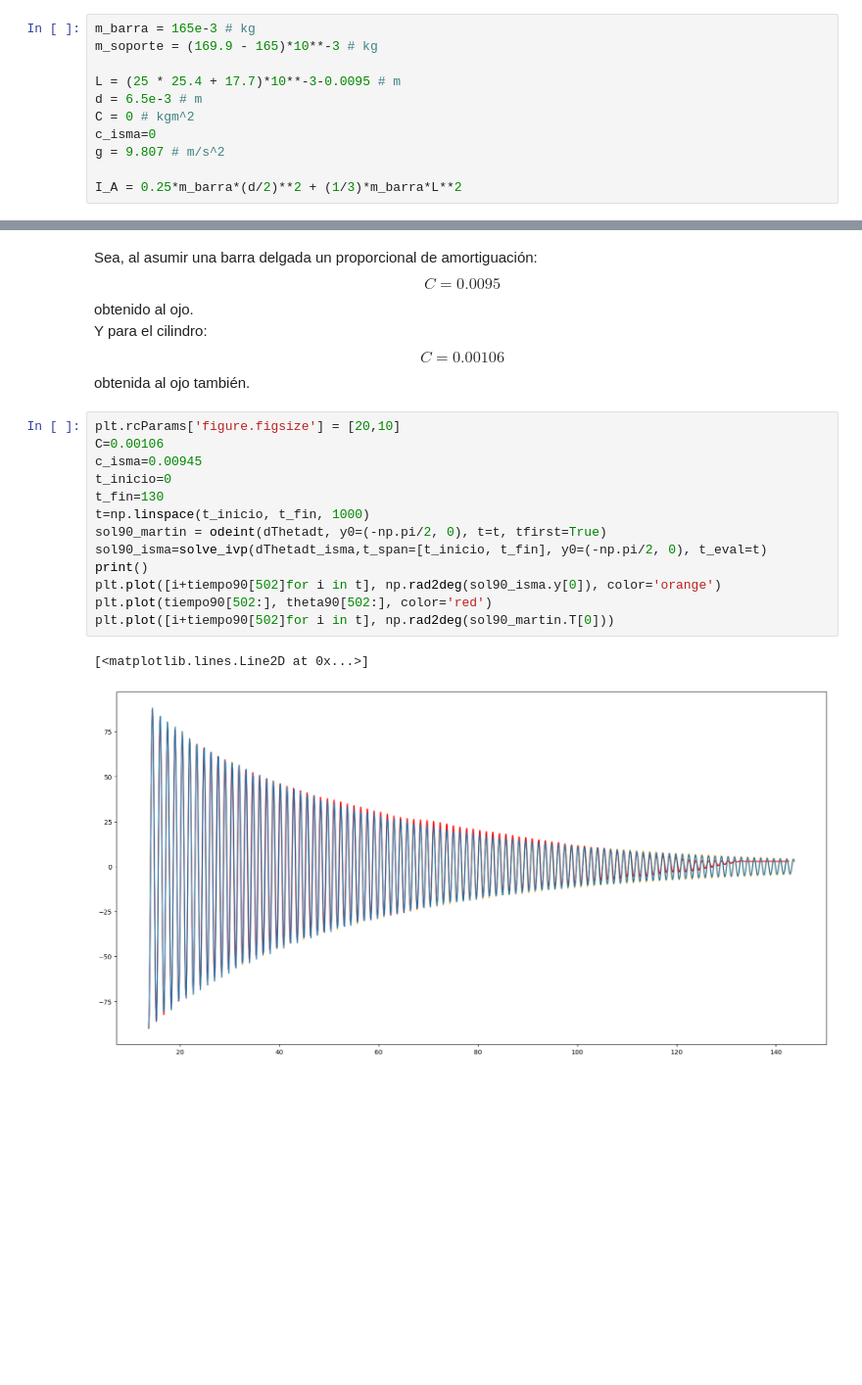
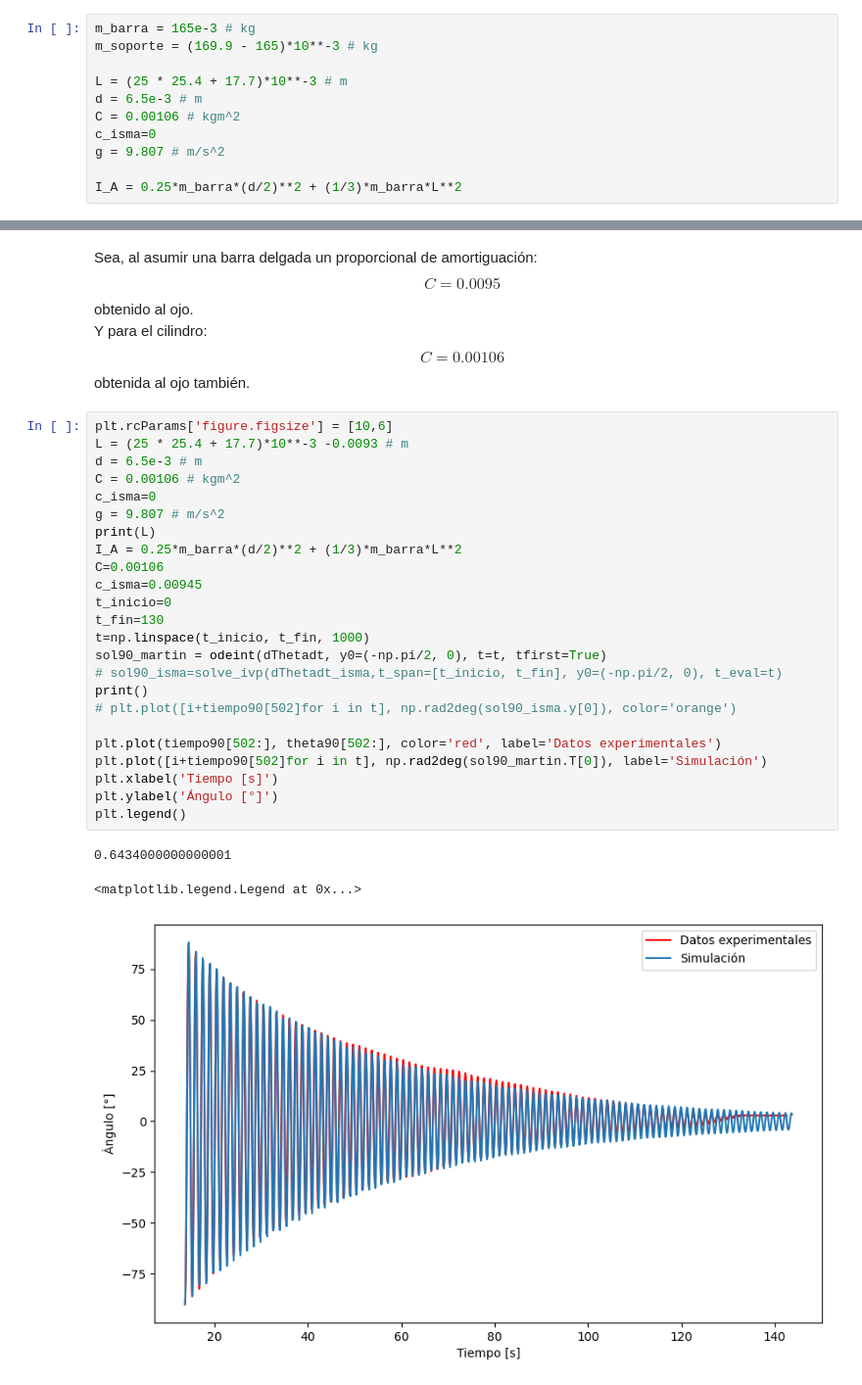
Before and after one commit to otarola-joaquin/Trabajos-varios-8vo-semestre, a Jupyter notebook: Sistemas de Control/Lab 1/cálculos.ipynb, the cells around one changed output, grey strips where cells are left out. Shown at 98% size. Saved outputs shown, nothing was run; the diff lists cells and outputs as text; blank space fills up the shorter version.

```diff
--- a/Sistemas de Control/Lab 1/cálculos.ipynb
+++ b/Sistemas de Control/Lab 1/cálculos.ipynb
@@ -20,9 +20,9 @@ import matplotlib.pyplot as plt
 m_barra = 165e-3 # kg
 m_soporte = (169.9 - 165)*10**-3 # kg
 
-L = (25 * 25.4 + 17.7)*10**-3-0.0095 # m
+L = (25 * 25.4 + 17.7)*10**-3 # m
 d = 6.5e-3 # m
-C = 0 # kgm^2
+C = 0.00106 # kgm^2
 c_isma=0
 g = 9.807 # m/s^2
 
@@ -131,21 +169,33 @@ Y para el cilindro:
 $$C=0.00106$$
 obtenida al ojo también.
 # %%
-plt.rcParams['figure.figsize'] = [20,10]
+plt.rcParams['figure.figsize'] = [10,6]
+L = (25 * 25.4 + 17.7)*10**-3 -0.0093 # m
+d = 6.5e-3 # m
+C = 0.00106 # kgm^2
+c_isma=0
+g = 9.807 # m/s^2
+print(L)
+I_A = 0.25*m_barra*(d/2)**2 + (1/3)*m_barra*L**2
 C=0.00106
 c_isma=0.00945
 t_inicio=0
 t_fin=130
 t=np.linspace(t_inicio, t_fin, 1000)
 sol90_martin = odeint(dThetadt, y0=(-np.pi/2, 0), t=t, tfirst=True)
-sol90_isma=solve_ivp(dThetadt_isma,t_span=[t_inicio, t_fin], y0=(-np.pi/2, 0), t_eval=t)
+# sol90_isma=solve_ivp(dThetadt_isma,t_span=[t_inicio, t_fin], y0=(-np.pi/2, 0), t_eval=t)
 print()
-plt.plot([i+tiempo90[502]for i in t], np.rad2deg(sol90_isma.y[0]), color='orange')
-plt.plot(tiempo90[502:], theta90[502:], color='red')
-plt.plot([i+tiempo90[502]for i in t], np.rad2deg(sol90_martin.T[0]))
+# plt.plot([i+tiempo90[502]for i in t], np.rad2deg(sol90_isma.y[0]), color='orange')
+
+plt.plot(tiempo90[502:], theta90[502:], color='red', label='Datos experimentales')
+plt.plot([i+tiempo90[502]for i in t], np.rad2deg(sol90_martin.T[0]), label='Simulación')
+plt.xlabel('Tiempo [s]')
+plt.ylabel('Ángulo [°]')
+plt.legend()
 # %% [output]
-[<matplotlib.lines.Line2D at 0x...>]
+0.6434000000000001
+<matplotlib.legend.Legend at 0x...>
-[figure, old version]
+[figure, new version]
 # %%
 t_inicio=0
 t_fin=110
```
Also changed, not shown: parts of 6 cells of this notebook.
